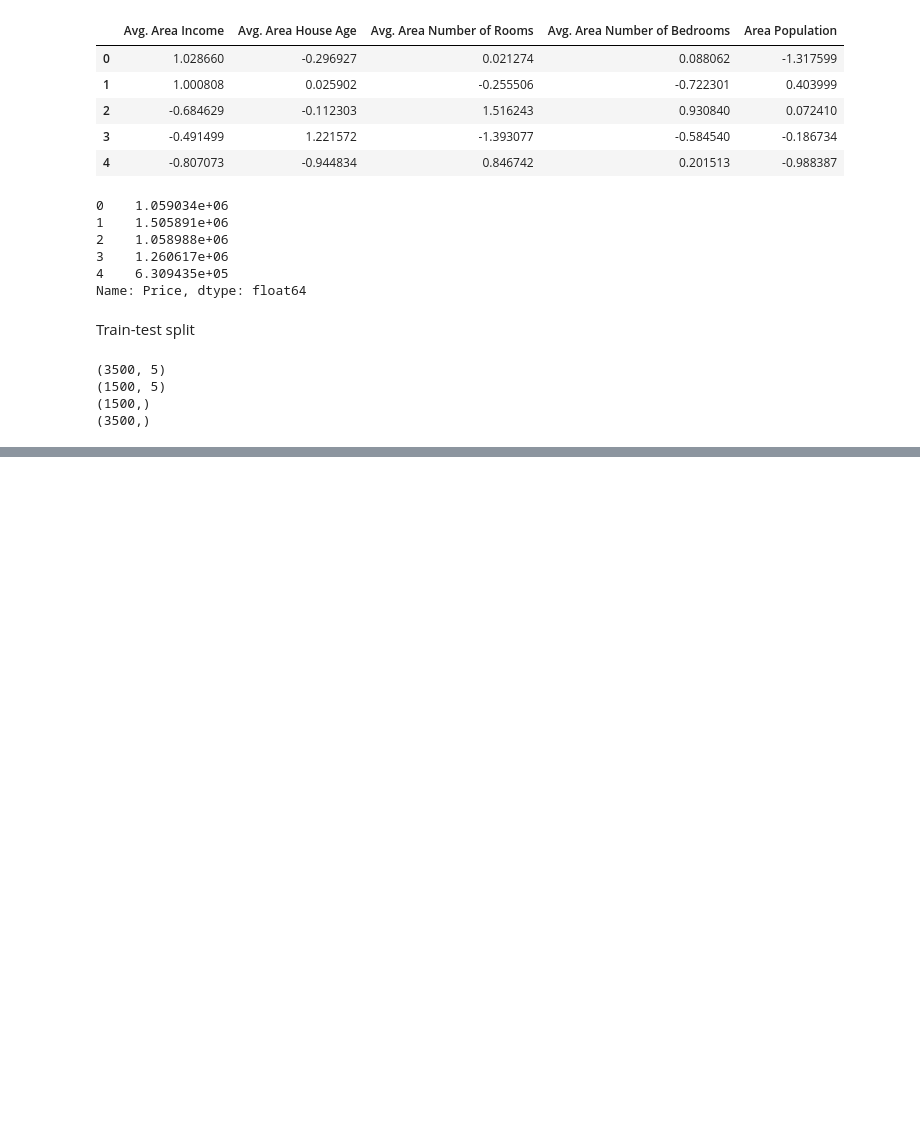
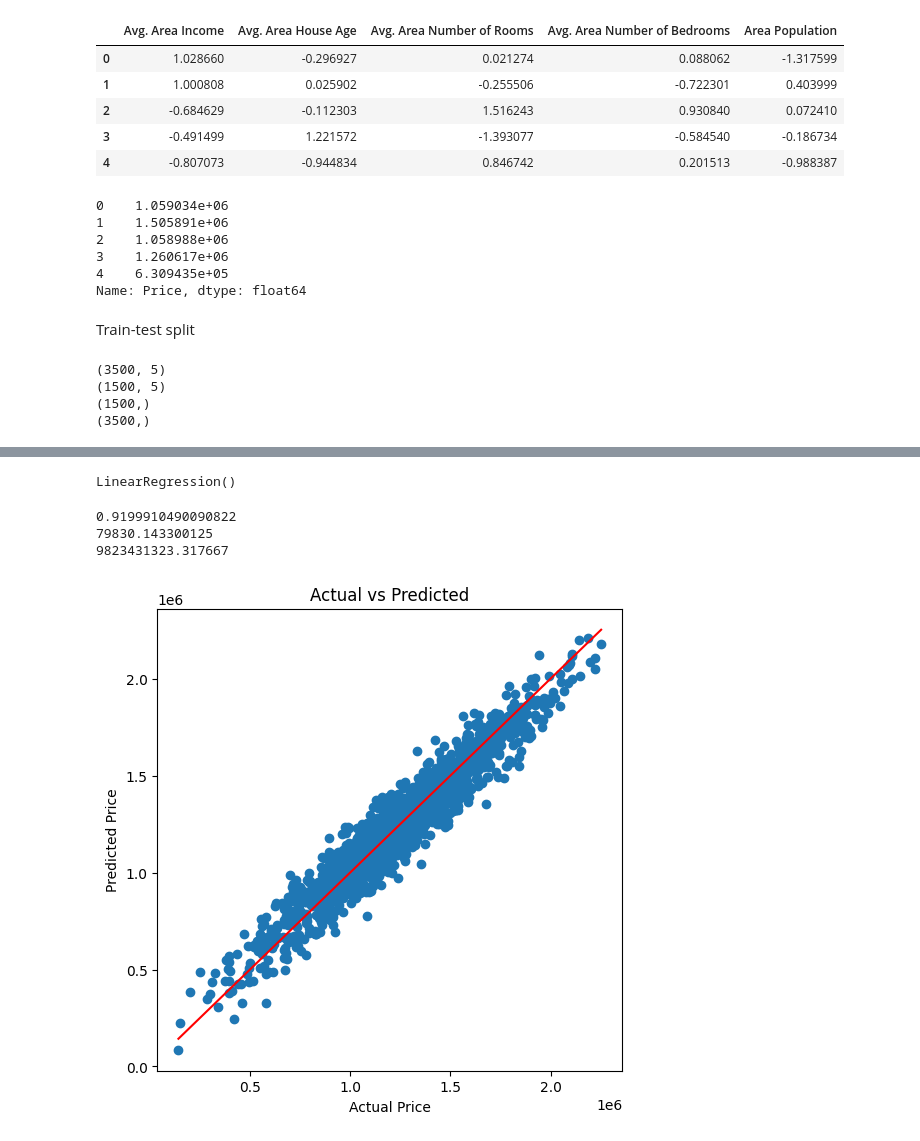
Before and after one commit to manasacharyagit/house-price-prediction, a Jupyter notebook: project.ipynb, the cells around one changed output, grey strips where cells are left out. Saved outputs shown, nothing was run; the diff lists cells and outputs as text; code cells hidden in the pictures; blank space fills up the shorter version.

```diff
--- a/project.ipynb
+++ b/project.ipynb
@@ -136,0 +139,5 @@ print(y_train.shape)
+# %%
+from sklearn.linear_model import LinearRegression
+
+lrmodel = LinearRegression()
+lrmodel.fit(X_train, y_train)
@@ -136,0 +166,4 @@ print(y_train.shape)
+# %%
+# Now making the prediction
+
+y_pred = lrmodel.predict(X_test)
@@ -136,0 +220,15 @@ print(y_train.shape)
+# %%
+X.drop('Avg. Area Number of Bedrooms', axis = 1, inplace=True)
+# %%
+# Now that we have a new X, lets do the split again
+from sklearn.model_selection import train_test_split
+
+X_train, X_test, y_train, y_test = train_test_split(X, y, train_size=0.7, test_size=0.3, random_state=2)
+# %%
+# Now fit it to the LR model
+from sklearn.linear_model import LinearRegression
+
+lrmodel2 = LinearRegression()
+lrmodel2.fit(X_train, y_train)
+# %% [output]
+LinearRegression()
@@ -136,0 +237,30 @@ print(y_train.shape)
+# %%
+# Now again evaluating the new
+
+from sklearn.metrics import mean_absolute_error, mean_squared_error, r2_score
+
+r2 = r2_score(y_test, y_pred)
+mae = mean_absolute_error(y_test, y_pred)
+mse = mean_squared_error(y_test, y_pred)
+
+print(r2)
+print(mae)
+print(mse)
+# %% [output]
+0.9199910490090822
+79830.143300125
+9823431323.317667
+# %%
+# Visualizing our model
+
+import matplotlib.pyplot as plt
+
+plt.figure(figsize=(6,6))
+plt.scatter(y_test, y_pred)
+plt.xlabel("Actual Price")
+plt.ylabel("Predicted Price")
+plt.title("Actual vs Predicted")
+plt.plot([y_test.min(), y_test.max()], [y_test.min(), y_test.max()], 'r')
+plt.show()
+# %% [output]
+[figure, added]
```
Also changed, not shown: parts of 15 cells of this notebook.
